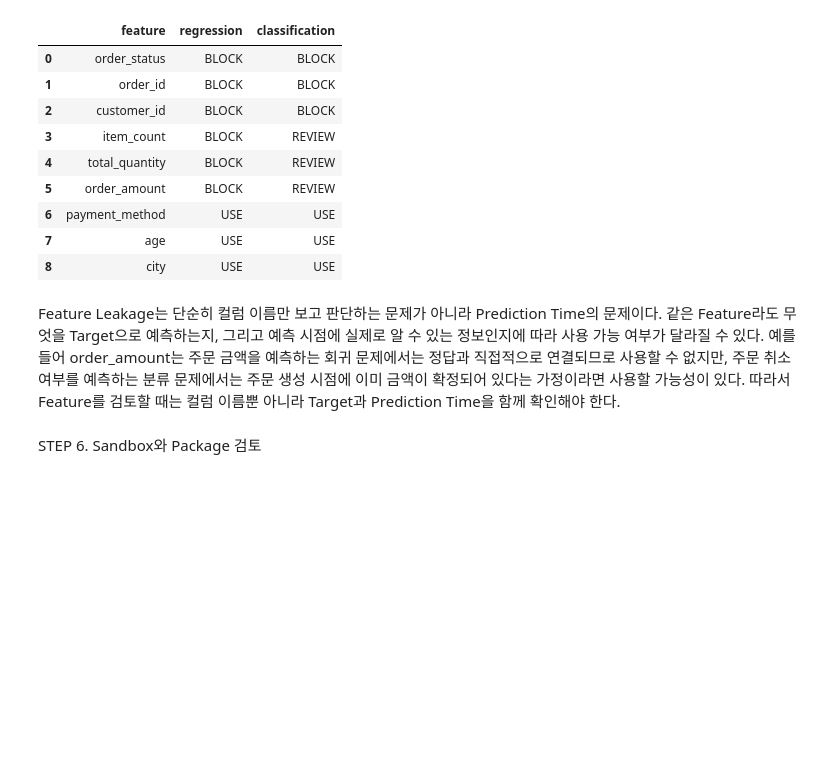
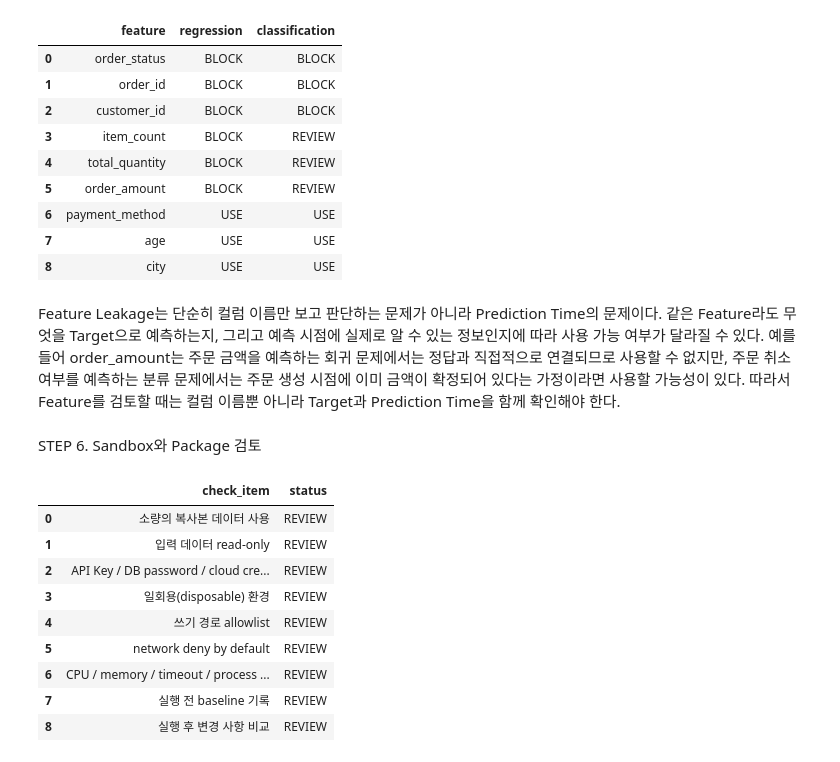
Before and after one commit to hiju200208-png/llm-data-analysis-course, a Jupyter notebook: chapter12/chapter12.ipynb, the cells around one changed output. Saved outputs shown, nothing was run; the diff lists cells and outputs as text; code cells hidden in the pictures; blank space fills up the shorter version.

```diff
--- a/chapter12/chapter12.ipynb
+++ b/chapter12/chapter12.ipynb
@@ -1159,3 +1159,43 @@ display(feature_contract_comparison)
 Feature Leakage는 단순히 컬럼 이름만 보고 판단하는 문제가 아니라 Prediction Time의 문제이다. 같은 Feature라도 무엇을 Target으로 예측하는지, 그리고 예측 시점에 실제로 알 수 있는 정보인지에 따라 사용 가능 여부가 달라질 수 있다. 예를 들어 order_amount는 주문 금액을 예측하는 회귀 문제에서는 정답과 직접적으로 연결되므로 사용할 수 없지만, 주문 취소 여부를 예측하는 분류 문제에서는 주문 생성 시점에 이미 금액이 확정되어 있다는 가정이라면 사용할 가능성이 있다. 따라서 Feature를 검토할 때는 컬럼 이름뿐 아니라 Target과 Prediction Time을 함께 확인해야 한다.
 # %% [markdown]
 STEP 6. Sandbox와 Package 검토
+# %%
+# STEP 6-1. Sandbox 실행 조건 체크리스트
+
+sandbox_checklist = pd.DataFrame({
+    "check_item": [
+        "소량의 복사본 데이터 사용",
+        "입력 데이터 read-only",
+        "API Key / DB password / cloud credential 없음",
+        "일회용(disposable) 환경",
+        "쓰기 경로 allowlist",
+        "network deny by default",
+        "CPU / memory / timeout / process / disk 제한",
+        "실행 전 baseline 기록",
+        "실행 후 변경 사항 비교",
+    ],
+    "status": [
+        "REVIEW",
+        "REVIEW",
+        "REVIEW",
+        "REVIEW",
+        "REVIEW",
+        "REVIEW",
+        "REVIEW",
+        "REVIEW",
+        "REVIEW",
+    ],
+})
+
+display(sandbox_checklist)
+# %% [output]
+|  | check_item | status |
+| 0 | 소량의 복사본 데이터 사용 | REVIEW |
+| 1 | 입력 데이터 read-only | REVIEW |
+| 2 | API Key / DB password / cloud cre... | REVIEW |
+| 3 | 일회용(disposable) 환경 | REVIEW |
+| 4 | 쓰기 경로 allowlist | REVIEW |
+| 5 | network deny by default | REVIEW |
+| 6 | CPU / memory / timeout / process ... | REVIEW |
+| 7 | 실행 전 baseline 기록 | REVIEW |
+| 8 | 실행 후 변경 사항 비교 | REVIEW |
```
Also changed, not shown: parts of 26 cells of this notebook, 1 other file.
